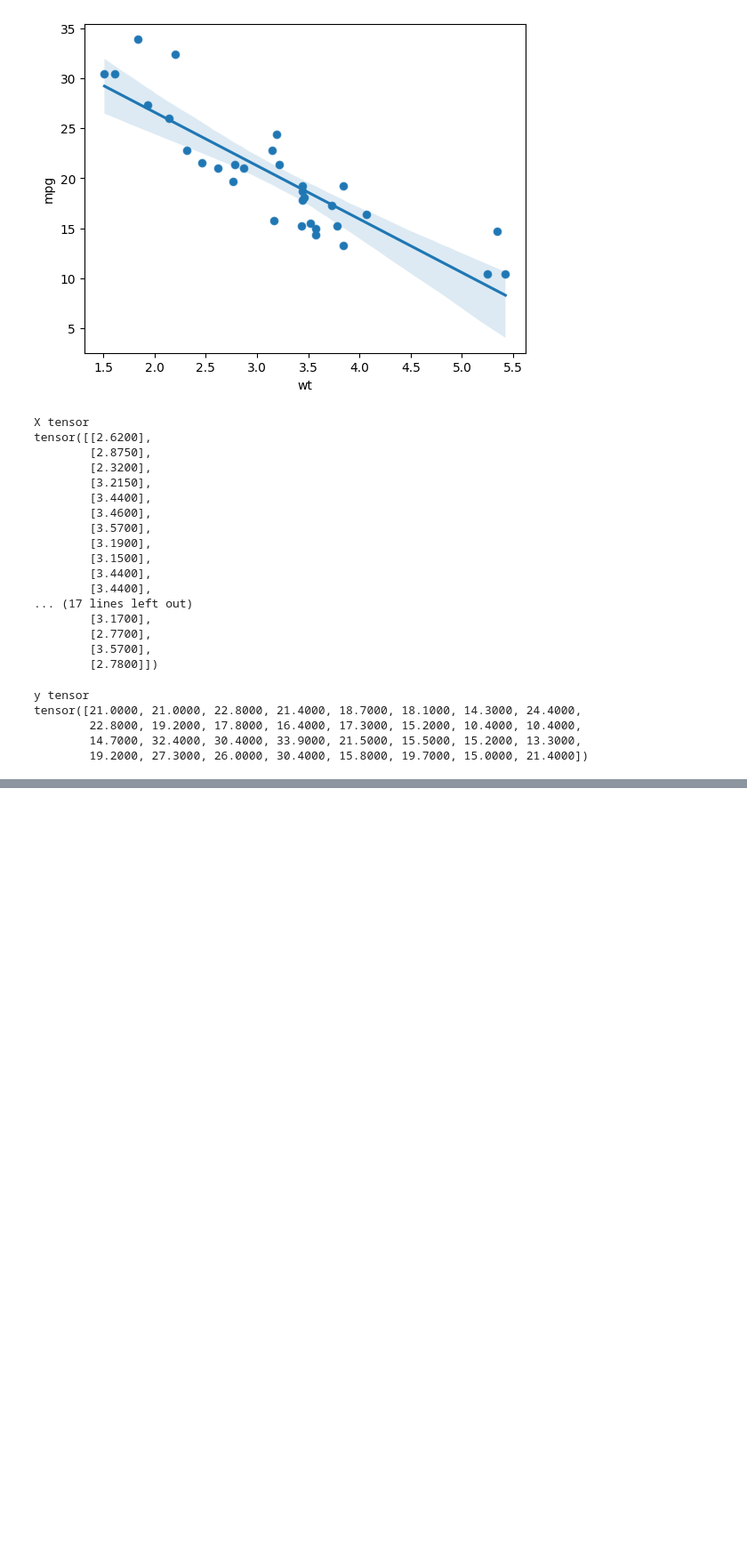
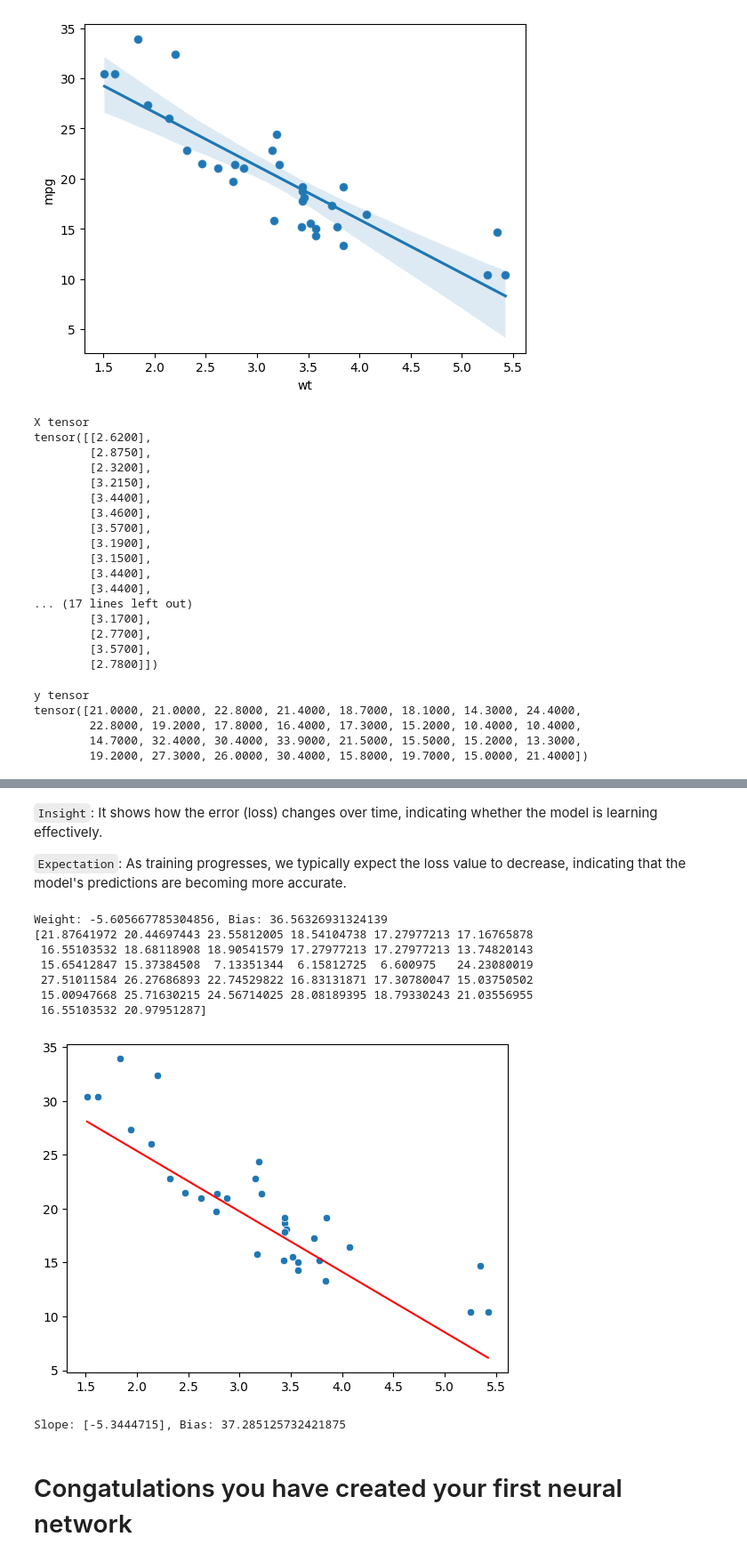
Before and after one commit to RJLA/GeoAI-ISPRS-SS, a Jupyter notebook: III.2.Linear-Regression-From-Scratch.ipynb, the cells around one changed output, grey strips where cells are left out. Shown at 89% size. Drawn from its saved outputs; the diff is of its cells as text; code cells hidden in the pictures; blank space fills up the shorter version.

Commit message:
add deep learning notebooks

```diff
--- a/III.2.Linear-Regression-From-Scratch.ipynb
+++ b/III.2.Linear-Regression-From-Scratch.ipynb
@@ -78,6 +121,9 @@ tensor([0.3616], dtype=torch.float64, requires_grad=True)
 # %%
+# define the learning rate
+learning_rate = 0.01
+
 # define the number of epochs
 # epochs is the number of times the model will see the data
 # An epoch of 1000 means that the neural network will go
 # through the entire training dataset 1000 times during the training process.
-n_epochs = 1000
+num_epochs = 1000
@@ -149,0 +193,28 @@ for epoch in range(num_epochs):
+# %% [markdown]
+`Insight`: It shows how the error (loss) changes over time, indicating whether the
+model is learning effectively.
+
+`Expectation`: As training progresses, we typically expect the loss value to decrease, indicating that the model's predictions are becoming more accurate.
+# %%
+print(f"Weight: {w.item()}, Bias: {b.item()}")
+y_pred = (torch.tensor(X_list)*w+b).detach().numpy()
+sns.scatterplot(x=X_list, y=y_list)
+sns.lineplot(x=X_list, y=y_pred, color='red')
+print(y_pred)
+# %% [output]
+Weight: -5.605667785304856, Bias: 36.56326931324139
+[21.87641972 20.44697443 23.55812005 18.54104738 17.27977213 17.16765878
+ 16.55103532 18.68118908 18.90541579 17.27977213 17.27977213 13.74820143
+ 15.65412847 15.37384508  7.13351344  6.15812725  6.600975   24.23080019
+ 27.51011584 26.27686893 22.74529822 16.83131871 17.30780047 15.03750502
+ 15.00947668 25.71630215 24.56714025 28.08189395 18.79330243 21.03556955
+ 16.55103532 20.97951287]
+[figure, added]
+# %%
+from sklearn.linear_model import LinearRegression
+reg = LinearRegression().fit(X_np, y_list)
+print(f"Slope: {reg.coef_}, Bias: {reg.intercept_}")
+# %% [output]
+Slope: [-5.3444715], Bias: 37.285125732421875
+# %% [markdown]
+# Congatulations you have created your first neural network
```
Also changed, not shown: parts of 7 cells of this notebook, 19 other files.
